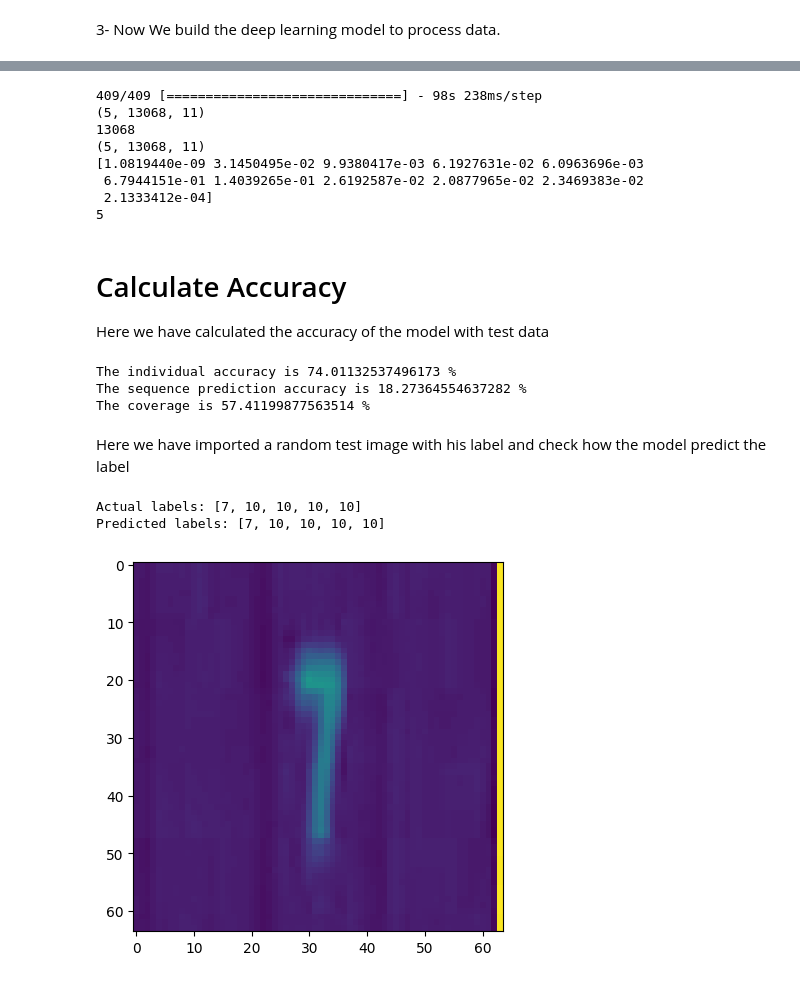
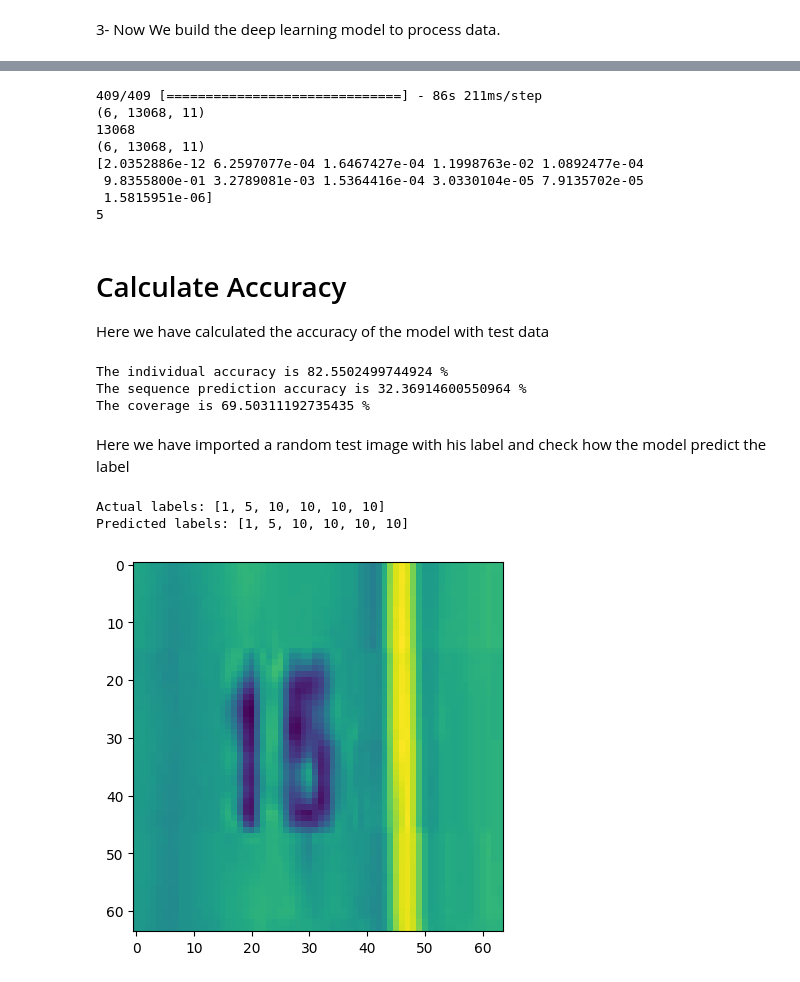
Before and after one commit to RayanFarhat/DeepLearning-Multi-Digit-Recognition-System, a Jupyter notebook: project.ipynb, the cells around one changed output, grey strips where cells are left out. Drawn from its saved outputs; the diff is of its cells as text; code cells hidden in the pictures.

Commit message:
make the algorithm proccess 6 digits max

```diff
--- a/project.ipynb
+++ b/project.ipynb
@@ -136,7 +136,7 @@ class Dataset:
     def getDataset(self):
         # init the dataset and labels
         self.dataset = np.ndarray(shape=(len(self.digitStruct), 64, 64), dtype='float32')
-        self.labels = np.ones(shape=(len(self.digitStruct), 5), dtype='int') * 10 # 5 labels, 10 represents none
+        self.labels = np.ones(shape=(len(self.digitStruct), 6), dtype='int') * 10 # 6 labels(max image in the data have 6 numbers), 10 represents none
 
         for i in range(len(self.digitStruct)):
 
@@ -145,8 +145,8 @@ class Dataset:
 
             boxes = self.digitStruct[i]['boxes']
 
-            if len(boxes) > 5:
-                print(fin, "has more than 5 digits")
+            if len(boxes) > 6:
+                print(fin, "has more than 6 digits")
             else:
                 # get labels individually
                 self.labels[i,0:len(boxes)] = [int(j['label']) for j in boxes]
@@ -193,10 +193,6 @@ class Dataset:
 train_dataset = Dataset(train_data, 'train')
 train_dataset, train_labels = train_dataset.getDataset()
 
-# remove image number 29929 cuz it have more than 5 numbers, need to import more than 5 numbers later
-train_dataset = np.delete(train_dataset, 29929, axis=0)
-train_labels = np.delete(train_labels, 29929, axis=0)
-
 test_dataset = Dataset(test_data, 'test')
 test_dataset, test_labels = test_dataset.getDataset()
 # %% [output]
@@ -243,16 +238,17 @@ possible_classes = 11 # from 0 to 10
 
 def convert_labels(labels):
 
-    # As per Keras conventions, the multiple labels need to be of the form [array_digit1,...5]
+    # As per Keras conventions, the multiple labels need to be of the form [array_digit1,...6]
     # Each digit array will be of shape (60000,11)
 
     # Declare output ndarrays
-    # 5 for digits, 11 for possible classes
+    # 6 for digits, 11 for possible classes
     dig0_arr = np.ndarray(shape=(len(labels),possible_classes))
     dig1_arr = np.ndarray(shape=(len(labels),possible_classes))
     dig2_arr = np.ndarray(shape=(len(labels),possible_classes))
     dig3_arr = np.ndarray(shape=(len(labels),possible_classes))
     dig4_arr = np.ndarray(shape=(len(labels),possible_classes))
+    dig5_arr = np.ndarray(shape=(len(labels),possible_classes))
 
     for index,label in enumerate(labels):
 
@@ -262,8 +258,9 @@ def convert_labels(labels):
         dig2_arr[index,:] = np_utils.to_categorical(label[2],possible_classes)
         dig3_arr[index,:] = np_utils.to_categorical(label[3],possible_classes)
         dig4_arr[index,:] = np_utils.to_categorical(label[4],possible_classes)
+        dig5_arr[index,:] = np_utils.to_categorical(label[5],possible_classes)
 
-    return [dig0_arr,dig1_arr,dig2_arr,dig3_arr,dig4_arr]
+    return [dig0_arr,dig1_arr,dig2_arr,dig3_arr,dig4_arr,dig5_arr]
 
 train_labels = convert_labels(train_labels)
 test_labels = convert_labels(test_labels)
@@ -316,7 +313,7 @@ from tensorflow.keras.callbacks import ModelCheckpoint, EarlyStopping, TensorBoa
 batch_size = 32
 nb_classes = 11
 
-nb_epoch = 2
+nb_epoch = 3
 # 1st  try was with nb_epoch= 24 epochs only got around 50% acc
 
 # 2nd try with 50 epochs results:
@@ -397,9 +394,10 @@ c1 = Dense(nb_classes, activation='softmax')(cov2)
 c2 = Dense(nb_classes, activation='softmax')(cov2)
 c3 = Dense(nb_classes, activation='softmax')(cov2)
 c4 = Dense(nb_classes, activation='softmax')(cov2)
+c5 = Dense(nb_classes, activation='softmax')(cov2)
 
 # Defining the model
-model = Model(inputs=inputs,outputs=[c0,c1,c2,c3,c4])
+model = Model(inputs=inputs,outputs=[c0,c1,c2,c3,c4,c5])
 print (model.summary())
 
 
@@ -443,13 +441,13 @@ print(np.shape(test_labels))
 print(predictions[0][0])
 print(np.argmax(predictions[0][0]))
 # %% [output]
-409/409 [==============================] - 98s 238ms/step
-(5, 13068, 11)
+409/409 [==============================] - 86s 211ms/step
+(6, 13068, 11)
 13068
-(5, 13068, 11)
-[1.0819440e-09 3.1450495e-02 9.9380417e-03 6.1927631e-02 6.0963696e-03
- 6.7944151e-01 1.4039265e-01 2.6192587e-02 2.0877965e-02 2.3469383e-02
- 2.1333412e-04]
+(6, 13068, 11)
+[2.0352886e-12 6.2597077e-04 1.6467427e-04 1.1998763e-02 1.0892477e-04
+ 9.8355800e-01 3.2789081e-03 1.5364416e-04 3.0330104e-05 7.9135702e-05
+ 1.5815951e-06]
 5
 # %% [markdown]
 # Calculate Accuracy
@@ -466,7 +464,7 @@ def calculate_acc(predictions,real_labels):
         # Reset sequence counter at the start of each image
         sequence_counter = 0
 
-        for j in range(0,5):
+        for j in range(0,6):
 
             if np.argmax(predictions[j][i]) == np.argmax(real_labels[j][i]):
                 individual_counter += 1
@@ -474,12 +472,12 @@ def calculate_acc(predictions,real_labels):
             if predictions[j][i][np.argmax(predictions[j][i])] >= confidence:
                 coverage_counter += 1
 
-        if sequence_counter == 5:
+        if sequence_counter == 6:
             global_sequence_counter += 1
 
-    ind_accuracy = individual_counter / float(len(predictions[0]) * 5)
+    ind_accuracy = individual_counter / float(len(predictions[0]) * 6)
     global_accuracy = global_sequence_counter / float(len(predictions[0]))
-    coverage = coverage_counter / float(len(predictions[0]) * 5)
+    coverage = coverage_counter / float(len(predictions[0]) * 6)
 
     return ind_accuracy,global_accuracy, coverage
 
@@ -488,30 +486,30 @@ print("The individual accuracy is {} %".format(ind_acc * 100))
 print("The sequence prediction accuracy is {} %".format(glob_acc * 100))
 print("The coverage is {} %".format(coverage * 100))
 # %% [output]
-The individual accuracy is 74.01132537496173 %
-The sequence prediction accuracy is 18.27364554637282 %
-The coverage is 57.41199877563514 %
+The individual accuracy is 82.5502499744924 %
+The sequence prediction accuracy is 32.36914600550964 %
+The coverage is 69.50311192735435 %
 # %% [markdown]
 Here we have imported a random test image with his label and check how the model predict the label
 # %%
 import random
 
 for i in random.sample(range(0,10000),1):
 
     actual_labels = []
     predicted_labels = []
     plt.figure()
     plt.imshow(test_dataset[i])
-    for j in range(0,5):
+    for j in range(0,6):
         actual_labels.append(np.argmax(test_labels[j][i]))
         predicted_labels.append(np.argmax(predictions[j][i]))
 
     print("Actual labels: {}".format(actual_labels))
     print("Predicted labels: {}\n".format(predicted_labels))
 # %% [output]
-Actual labels: [7, 10, 10, 10, 10]
-Predicted labels: [7, 10, 10, 10, 10]
+Actual labels: [1, 5, 10, 10, 10, 10]
+Predicted labels: [1, 5, 10, 10, 10, 10]
-[figure, old version]
+[figure, new version]
 # %%
 
 def rgb2gray( img):
```
Also changed, not shown: parts of 9 cells of this notebook.
